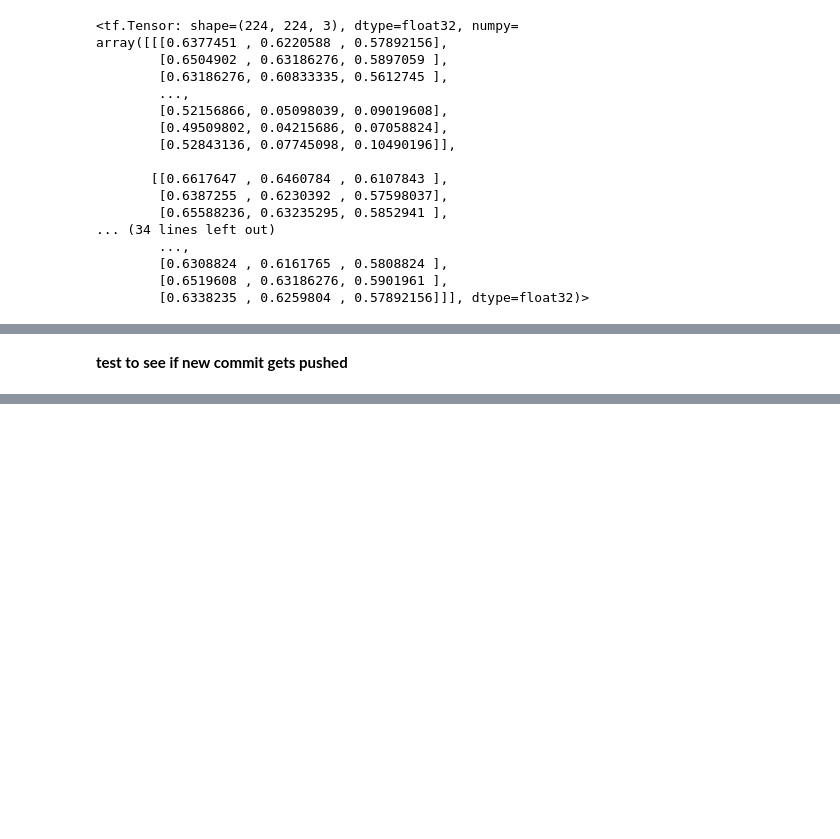
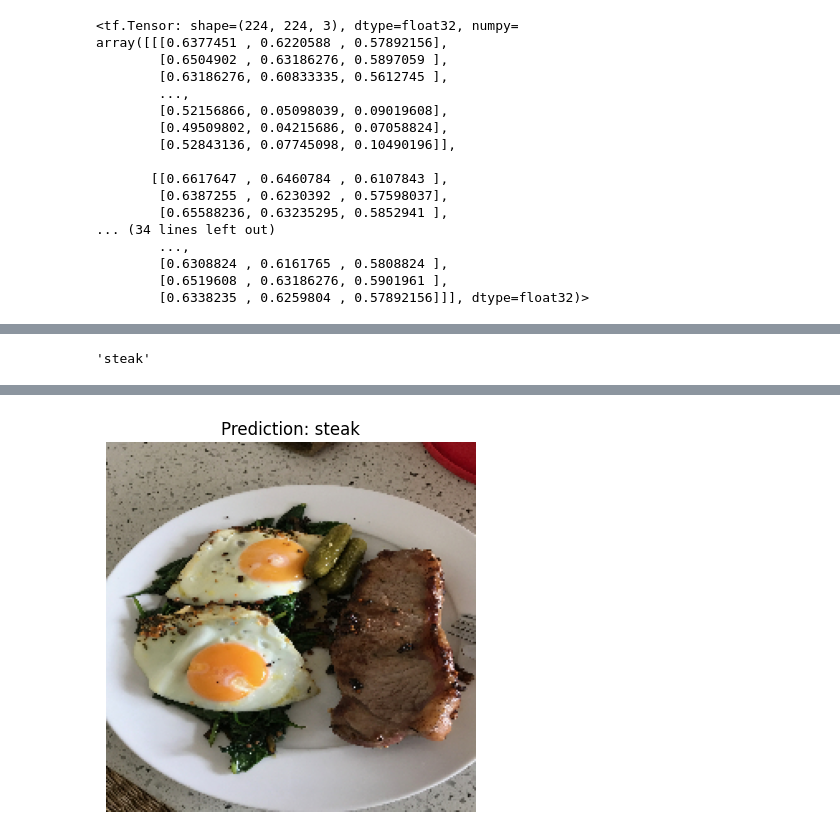
Before and after one commit to ifte110/tensorflow-deep-learning-0toM-Self-Practice, a Jupyter notebook: 03_intro_to_computer_vision.ipynb, the cells around one changed output, grey strips where cells are left out. Saved outputs shown, nothing was run; the diff lists cells and outputs as text; code cells hidden in the pictures; blank space fills up the shorter version.

```diff
--- a/03_intro_to_computer_vision.ipynb
+++ b/03_intro_to_computer_vision.ipynb
@@ -391,5 +391,6 @@ array([[[0.6377451 , 0.6220588 , 0.57892156],
         [0.6519608 , 0.63186276, 0.5901961 ],
         [0.6338235 , 0.6259804 , 0.57892156]]], dtype=float32)>
 # %%
-model_3.predict(tf.expand_dims(steak,axis=0))
+pred =model_3.predict(tf.expand_dims(steak,axis=0))
+pred
 # %% [output]
@@ -398,2 +399,18 @@ array([[0.9385077]], dtype=float32)
-# %% [markdown]
-**test to see if new commit gets pushed**
+# %%
+pred_class = class_names[int(tf.round(pred))]
+pred_class
+# %% [output]
+'steak'
+# %%
+def pred_and_plot(model,filename,class_names):
+  img = load_prep_image(filename)
+  pred = model.predict(tf.expand_dims(img, axis=0))
+  pred_class = class_names[int(tf.round(pred))]
+
+
+  plt.imshow(img)
+  plt.title(f"Prediction: {pred_class}")
+  plt.axis(False)
+# %%
+pred_and_plot(model_3,"03-steak.jpeg",class_names)
+# %% [output]
@@ -399,0 +418 @@ array([[0.9385077]], dtype=float32)
+[figure, added]
```
Also changed, not shown: parts of 30 cells of this notebook.
